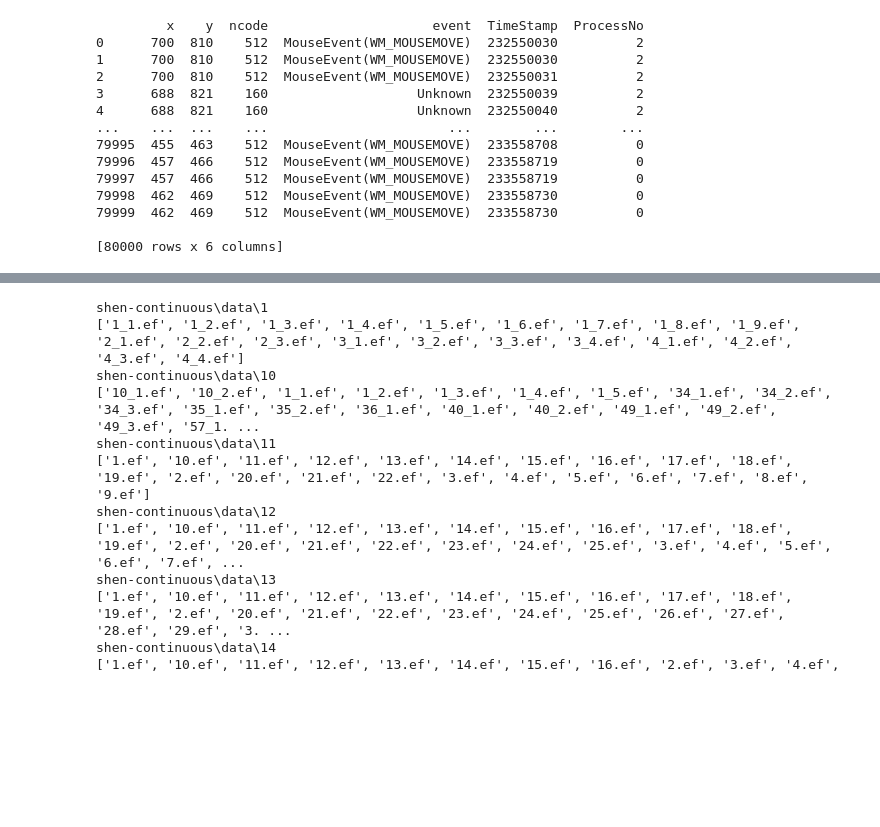
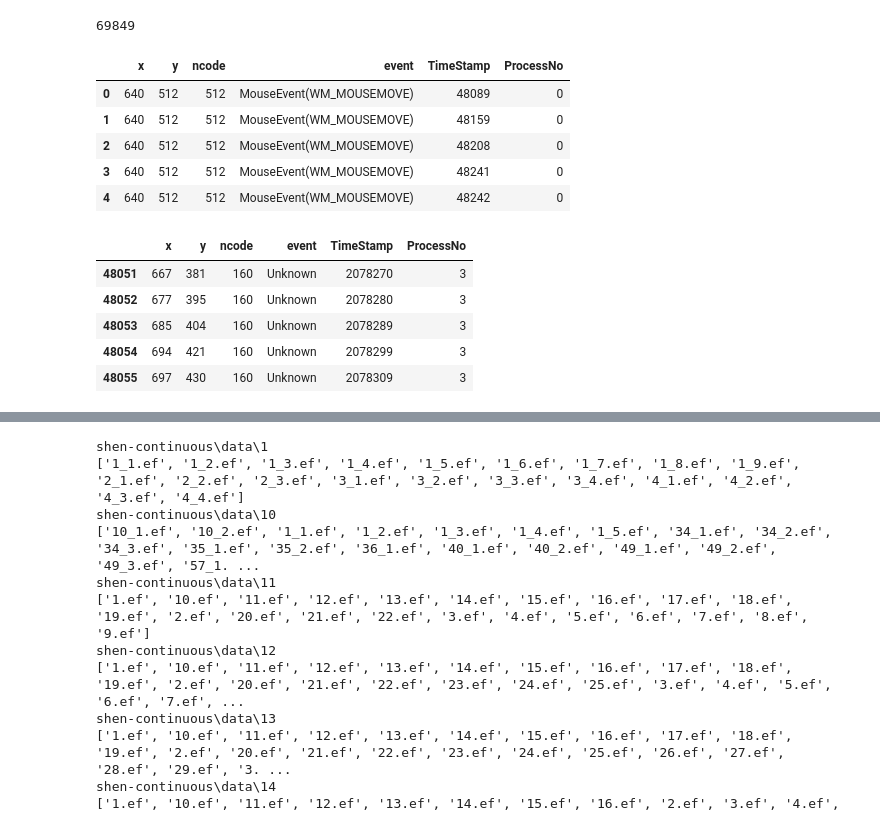
Before and after one commit to killzone10/mouse_dynamics, a Jupyter notebook: checking.ipynb, the cells around one changed output, grey strips where cells are left out. Drawn from its saved outputs; the diff is of its cells as text; code cells hidden in the pictures; blank space fills up the shorter version.

```diff
--- a/checking.ipynb
+++ b/checking.ipynb
@@ -4,7 +4,7 @@ import pandas as pd
 import os
 
 # Define the DATA_MOUSE structure format
-data_mouse_format = "iiIII"
+data_mouse_format = "iiiII"
 
 # Event code to event name mapping
 event_mapping = {
@@ -22,8 +22,7 @@ event_mapping = {
 
 # Open the .ef file for reading in binary mode
 data_list = []
-dirs  = os.listdir('shen-continous')
-with open("1_4.ef", "rb") as file:
+with open("7.ef", "rb") as file:
     while True:
         data = file.read(struct.calcsize(data_mouse_format))
         if not data:
@@ -46,19 +45,52 @@ with open("1_4.ef", "rb") as file:
 df = pd.DataFrame(data_list)
 
 # You now have a DataFrame (df) containing the processed data
-print(df)
+
+data_list = []
+with open("3.ef", "rb") as file:
+    while True:
+        data = file.read(struct.calcsize(data_mouse_format))
+        if not data:
+            break
+        x, y, ncode, TimeStamp, ProcessNo = struct.unpack(data_mouse_format, data)
+
+        # Translate the event code to event name
+        event_name = event_mapping.get(ncode, "Unknown")
+
+        data_list.append({
+            "x": x,
+            "y": y,
+            "ncode": ncode,
+            "event": event_name,
+            "TimeStamp": TimeStamp,
+            "ProcessNo": ProcessNo
+        })
+
+# Create a Pandas DataFrame
+df3 = pd.DataFrame(data_list)
+df3.to_csv("df3")
+# You now have a DataFrame (df) containing the processed data
-# %% [output]
-         x    y  ncode                     event  TimeStamp  ProcessNo
-0      700  810    512  MouseEvent(WM_MOUSEMOVE)  232550030          2
-1      700  810    512  MouseEvent(WM_MOUSEMOVE)  232550030          2
-2      700  810    512  MouseEvent(WM_MOUSEMOVE)  232550031          2
-3      688  821    160                   Unknown  232550039          2
-4      688  821    160                   Unknown  232550040          2
-...    ...  ...    ...                       ...        ...        ...
-79995  455  463    512  MouseEvent(WM_MOUSEMOVE)  233558708          0
-79996  457  466    512  MouseEvent(WM_MOUSEMOVE)  233558719          0
-79997  457  466    512  MouseEvent(WM_MOUSEMOVE)  233558719          0
-79998  462  469    512  MouseEvent(WM_MOUSEMOVE)  233558730          0
-79999  462  469    512  MouseEvent(WM_MOUSEMOVE)  233558730          0
-
-[80000 rows x 6 columns]
+# %%
+first_record = df1.head(1)
+last_record = df1.tail(1)
+# print(f"First {first_record['TimeStamp']}, last {last_record['TimeStamp']}")
+# %% [output]
+69849
+# %%
+df.head()
+# %% [output]
+|  | x | y | ncode | event | TimeStamp | ProcessNo |
+| 0 | 640 | 512 | 512 | MouseEvent(WM_MOUSEMOVE) | 48089 | 0 |
+| 1 | 640 | 512 | 512 | MouseEvent(WM_MOUSEMOVE) | 48159 | 0 |
+| 2 | 640 | 512 | 512 | MouseEvent(WM_MOUSEMOVE) | 48208 | 0 |
+| 3 | 640 | 512 | 512 | MouseEvent(WM_MOUSEMOVE) | 48241 | 0 |
+| 4 | 640 | 512 | 512 | MouseEvent(WM_MOUSEMOVE) | 48242 | 0 |
+# %%
+df.tail()
+# %% [output]
+|  | x | y | ncode | event | TimeStamp | ProcessNo |
+| 48051 | 667 | 381 | 160 | Unknown | 2078270 | 3 |
+| 48052 | 677 | 395 | 160 | Unknown | 2078280 | 3 |
+| 48053 | 685 | 404 | 160 | Unknown | 2078289 | 3 |
+| 48054 | 694 | 421 | 160 | Unknown | 2078299 | 3 |
+| 48055 | 697 | 430 | 160 | Unknown | 2078309 | 3 |
```
Also changed, not shown: parts of 8 cells of this notebook, 7 other files.
